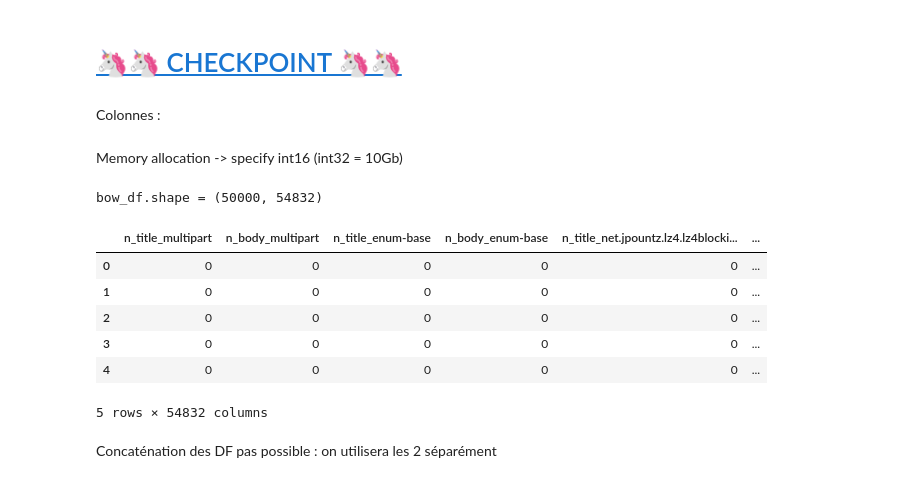
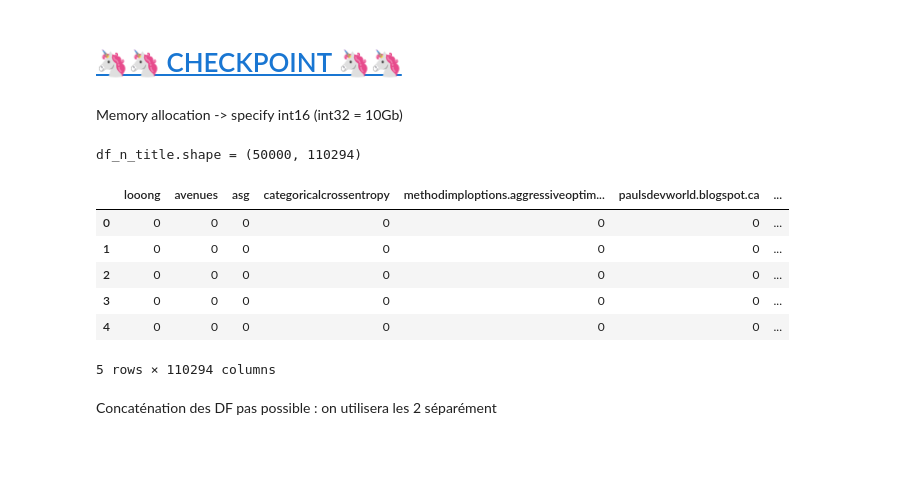
Before and after one commit to sycod/OC_P5_SoF, a Jupyter notebook: 1_EDA.ipynb, the cells around one changed output. Drawn from its saved outputs; the diff is of its cells as text; code cells hidden in the pictures; blank space fills up the shorter version.

```diff
--- a/1_EDA.ipynb
+++ b/1_EDA.ipynb
@@ -335,9 +366,9 @@ Même traitement que pour les titres :
 # %% [markdown]
 ### 🚧 uncomment after validation
 # %%
-# df["body_tokens"] = df["Body"].apply(
-#     lambda x: tokenize_str(x, prog_lang, excluded_tokens, PUNCTUATION)
-# )
+df["body_tokens"] = df["Body"].apply(
+    lambda x: tokenize_str(x, keep_set, exclude_set, PUNCTUATION)
+)
 # %% [markdown]
 ## <a id='toc4_3_'></a>[Visualisation des données](#toc0_)
 # %%
@@ -382,5 +409,5 @@ def add_to_set(set, list):
 # %%
 bow_title = set()
-df["title_tokens"].apply(lambda x: add_to_set(bow_title, x))
+df["title_tokens"].apply(lambda x: bow_title.update(set(x)))
 print(len(bow_title), "tokens:\n", list(bow_title)[:20])
 # %% [output]
@@ -392,5 +419,5 @@ print(len(bow_title), "tokens:\n", list(bow_title)[:20])
 ### 🚧 uncomment after validation
 # %%
 bow_body = set()
-# df["body_tokens"].apply(lambda x: add_to_set(bow_body, x))
-# print(len(bow_body), "tokens:\n", list(bow_body)[:20])
+df["body_tokens"].apply(lambda x: bow_body.update(set(x)))
+print(len(bow_body), "tokens:\n", list(bow_body)[:20])
@@ -403,0 +429,5 @@ Total: 27416 tokens
+# %%
+rain_bow = bow_title | bow_body
+print(
+    f"Total: {len(rain_bow)} tokens\n({len(bow_title)} from title and {len(bow_body)} from body)"
+)
@@ -458,5 +493,3 @@ wordcloud.words_
 Pour chaque mot (*MOT*) dans le BOW, on ajoute au jeu de données les colonnes ``n_title_MOT`` et ``n_body_MOT`` pour compter le nombre d'occurrences dans le corpus :
 # %% [markdown]
 # <a id='toc6_'></a>[🦄🦄 CHECKPOINT 🦄🦄](#toc0_)
-# %% [markdown]
-Colonnes :
@@ -469,22 +503,22 @@ Memory allocation -> specify int16 (int32 = 10Gb)
 # %%
 # specify data type int16 for memory optimization
-bow_df = pd.DataFrame(
-    np.zeros((len(df), len(cols)), dtype=np.uint8),
+df_n_title = pd.DataFrame(
+    np.zeros((len(df), len(rain_bow)), dtype=np.uint8),
     index=np.arange(len(df)),
-    columns=cols
+    columns=list(rain_bow)
 )
 
-print(f"{bow_df.shape = }")
-display(bow_df.head())
+print(f"{df_n_title.shape = }")
+display(df_n_title.head())
 # %% [output]
-bow_df.shape = (50000, 54832)
+df_n_title.shape = (50000, 110294)
-|  | n_title_multipart | n_body_multipart | n_title_enum-base | n_body_enum-base | n_title_net.jpountz.lz4.lz4blocki... | ... |
-| 0 | 0 | 0 | 0 | 0 | 0 | ... |
-| 1 | 0 | 0 | 0 | 0 | 0 | ... |
-| 2 | 0 | 0 | 0 | 0 | 0 | ... |
-| 3 | 0 | 0 | 0 | 0 | 0 | ... |
-| 4 | 0 | 0 | 0 | 0 | 0 | ... |
+|  | looong | avenues | asg | categoricalcrossentropy | methodimploptions.aggressiveoptim... | paulsdevworld.blogspot.ca | ... |
+| 0 | 0 | 0 | 0 | 0 | 0 | 0 | ... |
+| 1 | 0 | 0 | 0 | 0 | 0 | 0 | ... |
+| 2 | 0 | 0 | 0 | 0 | 0 | 0 | ... |
+| 3 | 0 | 0 | 0 | 0 | 0 | 0 | ... |
+| 4 | 0 | 0 | 0 | 0 | 0 | 0 | ... |
-5 rows × 54832 columns
+5 rows × 110294 columns
 # %% [markdown]
 Concaténation des DF pas possible : on utilisera les 2 séparément
 # %% [markdown]
```
Also changed, not shown: parts of 31 cells of this notebook, 4 other files.
